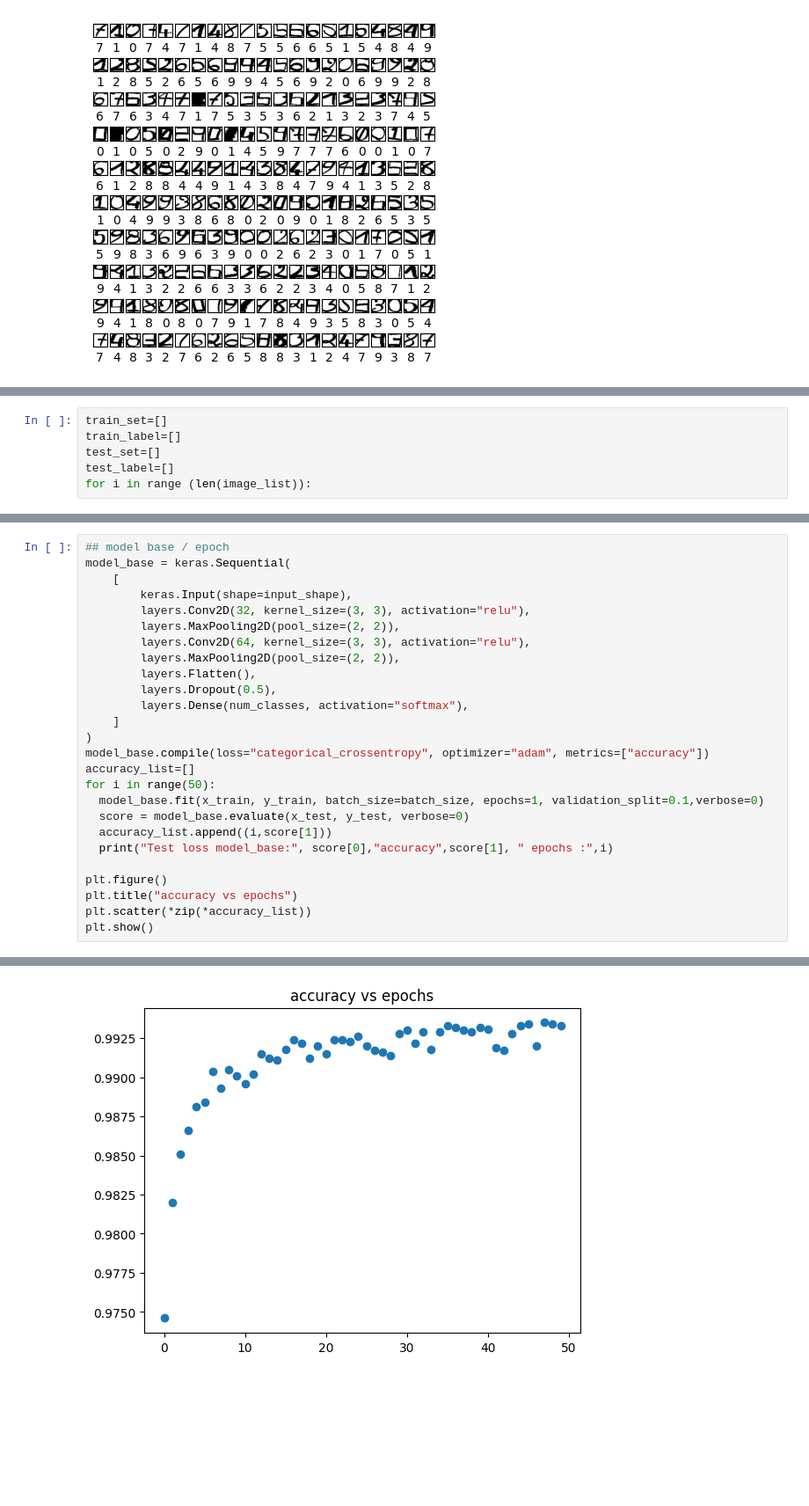
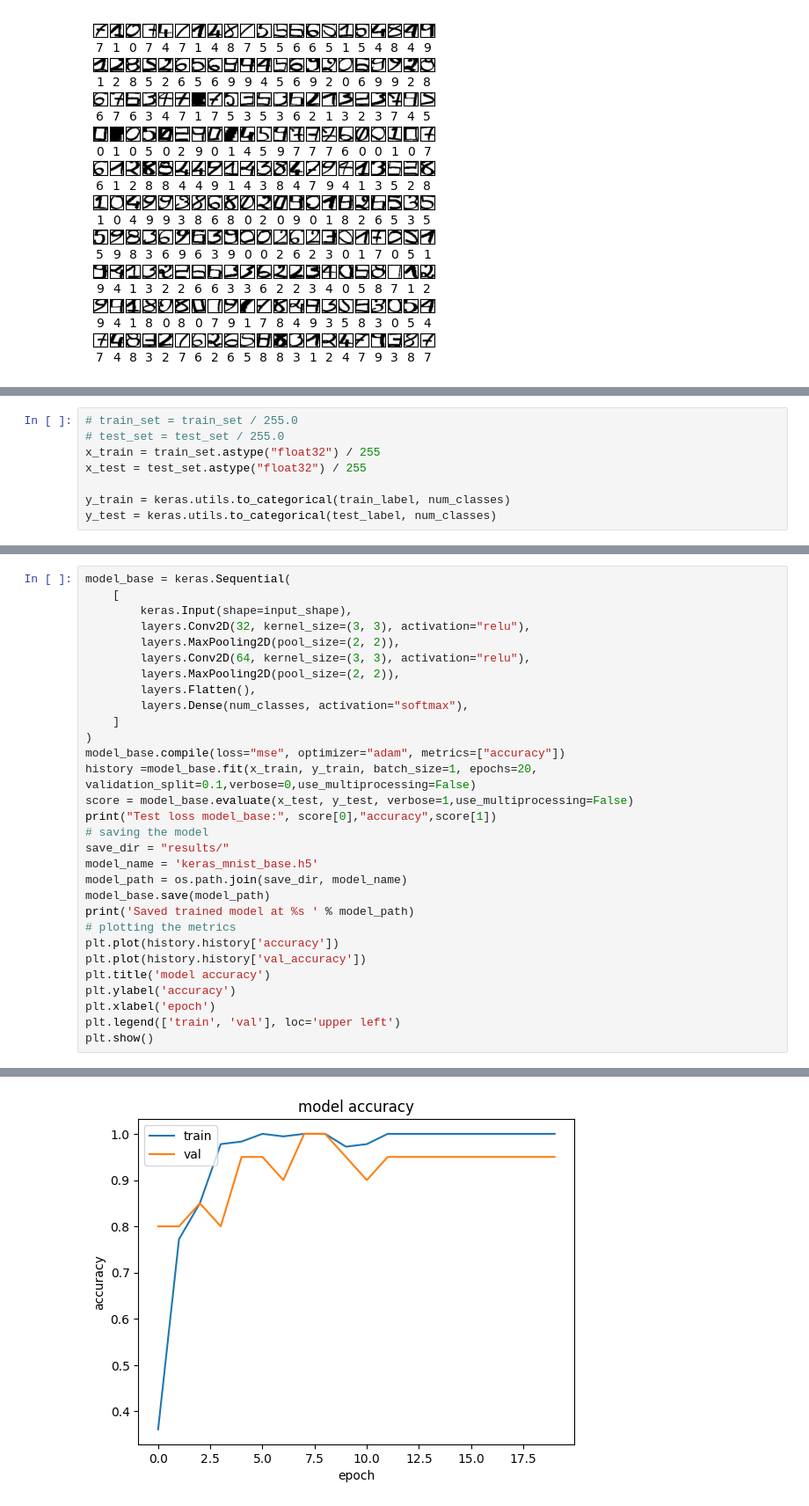
Before and after one commit to picazenave/IA_tensorflow_enseirb2024, a Jupyter notebook: Projet.ipynb, the cells around one changed output, grey strips where cells are left out. Shown at 88% size. Cells and saved outputs as stored; diff of their text form; blank space fills up the shorter version.

```diff
--- a/Projet.ipynb
+++ b/Projet.ipynb
@@ -39,6 +44,0 @@ Separation train set et test set
-# %%
-train_set=[]
-train_label=[]
-test_set=[]
-test_label=[]
-for i in range (len(image_list)):
@@ -78,0 +74,8 @@ Above 15-20 epochs results do not improve
+# %%
+# train_set = train_set / 255.0
+# test_set = test_set / 255.0
+x_train = train_set.astype("float32") / 255
+x_test = test_set.astype("float32") / 255
+
+y_train = keras.utils.to_categorical(train_label, num_classes)
+y_test = keras.utils.to_categorical(test_label, num_classes)
@@ -79,5 +96,4 @@ Above 15-20 epochs results do not improve
 # %%
-## model base / epoch
 model_base = keras.Sequential(
     [
         keras.Input(shape=input_shape),
@@ -86,20 +102,25 @@ model_base = keras.Sequential(
         layers.Conv2D(64, kernel_size=(3, 3), activation="relu"),
         layers.MaxPooling2D(pool_size=(2, 2)),
         layers.Flatten(),
-        layers.Dropout(0.5),
         layers.Dense(num_classes, activation="softmax"),
     ]
 )
-model_base.compile(loss="categorical_crossentropy", optimizer="adam", metrics=["accuracy"])
-accuracy_list=[]
-for i in range(50):
-  model_base.fit(x_train, y_train, batch_size=batch_size, epochs=1, validation_split=0.1,verbose=0)
-  score = model_base.evaluate(x_test, y_test, verbose=0)
-  accuracy_list.append((i,score[1]))
-  print("Test loss model_base:", score[0],"accuracy",score[1], " epochs :",i)
-
-plt.figure()
-plt.title("accuracy vs epochs")
-plt.scatter(*zip(*accuracy_list))
+model_base.compile(loss="mse", optimizer="adam", metrics=["accuracy"])
+history =model_base.fit(x_train, y_train, batch_size=1, epochs=20, validation_split=0.1,verbose=0,use_multiprocessing=False)
+score = model_base.evaluate(x_test, y_test, verbose=1,use_multiprocessing=False)
+print("Test loss model_base:", score[0],"accuracy",score[1])
+# saving the model
+save_dir = "results/"
+model_name = 'keras_mnist_base.h5'
+model_path = os.path.join(save_dir, model_name)
+model_base.save(model_path)
+print('Saved trained model at %s ' % model_path)
+# plotting the metrics
+plt.plot(history.history['accuracy'])
+plt.plot(history.history['val_accuracy'])
+plt.title('model accuracy')
+plt.ylabel('accuracy')
+plt.xlabel('epoch')
+plt.legend(['train', 'val'], loc='upper left')
 plt.show()
 # %% [output]
@@ -140 +130 @@ Test loss model_base: 0.02769339270889759 accuracy 0.9933000206947327  epochs :
-[figure, old version]
+[figure, new version]
```
Also changed, not shown: parts of 32 cells of this notebook, 12 other files.
